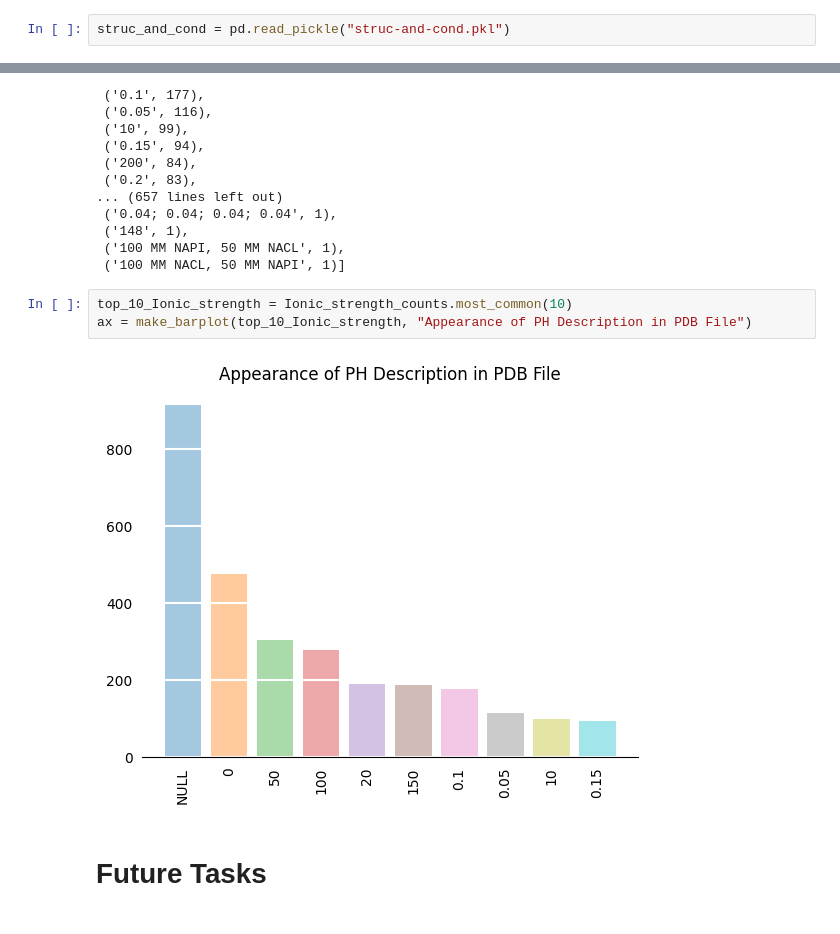
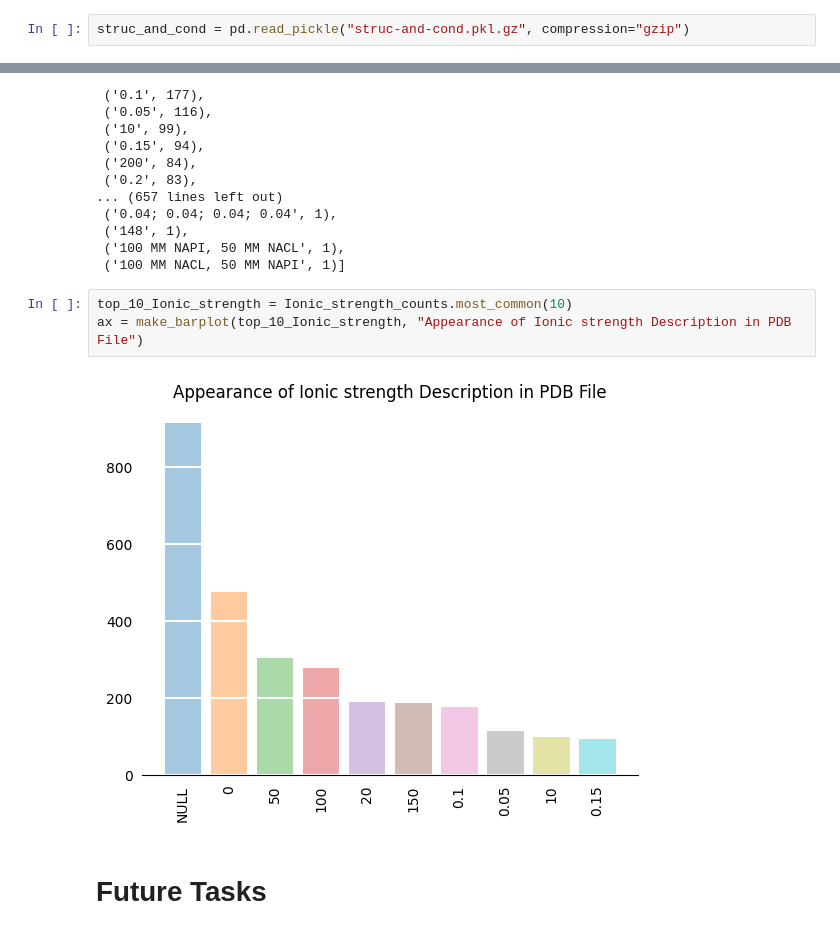
Before and after one commit to joaldi2208/HeliXWizard, a Jupyter notebook: Scripts/Data-Generator/First-Data-Inspection.ipynb, the cells around one changed output, grey strips where cells are left out. Drawn from its saved outputs; the diff is of its cells as text.

```diff
--- a/Scripts/Data-Generator/First-Data-Inspection.ipynb
+++ b/Scripts/Data-Generator/First-Data-Inspection.ipynb
@@ -39,7 +39,7 @@ def make_barplot(x_height_pair, title):
 # %% [markdown]
 # Overview Structure and Conditions
 # %%
-struc_and_cond = pd.read_pickle("struc-and-cond.pkl")
+struc_and_cond = pd.read_pickle("struc-and-cond.pkl.gz", compression="gzip")
 # %%
 display(struc_and_cond)
 # %% [output]
@@ -165,9 +195,9 @@ Ionic_strength_counts.most_common()
  ('100 MM NACL, 50 MM NAPI', 1)]
 # %%
 top_10_Ionic_strength = Ionic_strength_counts.most_common(10)
-ax = make_barplot(top_10_Ionic_strength, "Appearance of PH Description in PDB File")
+ax = make_barplot(top_10_Ionic_strength, "Appearance of Ionic strength Description in PDB File")
 # %% [output]
-[figure, old version]
+[figure, new version]
 # %% [markdown]
 # Future Tasks
 # %% [markdown]
```
Also changed, not shown: parts of 7 cells of this notebook, 2 other files.
